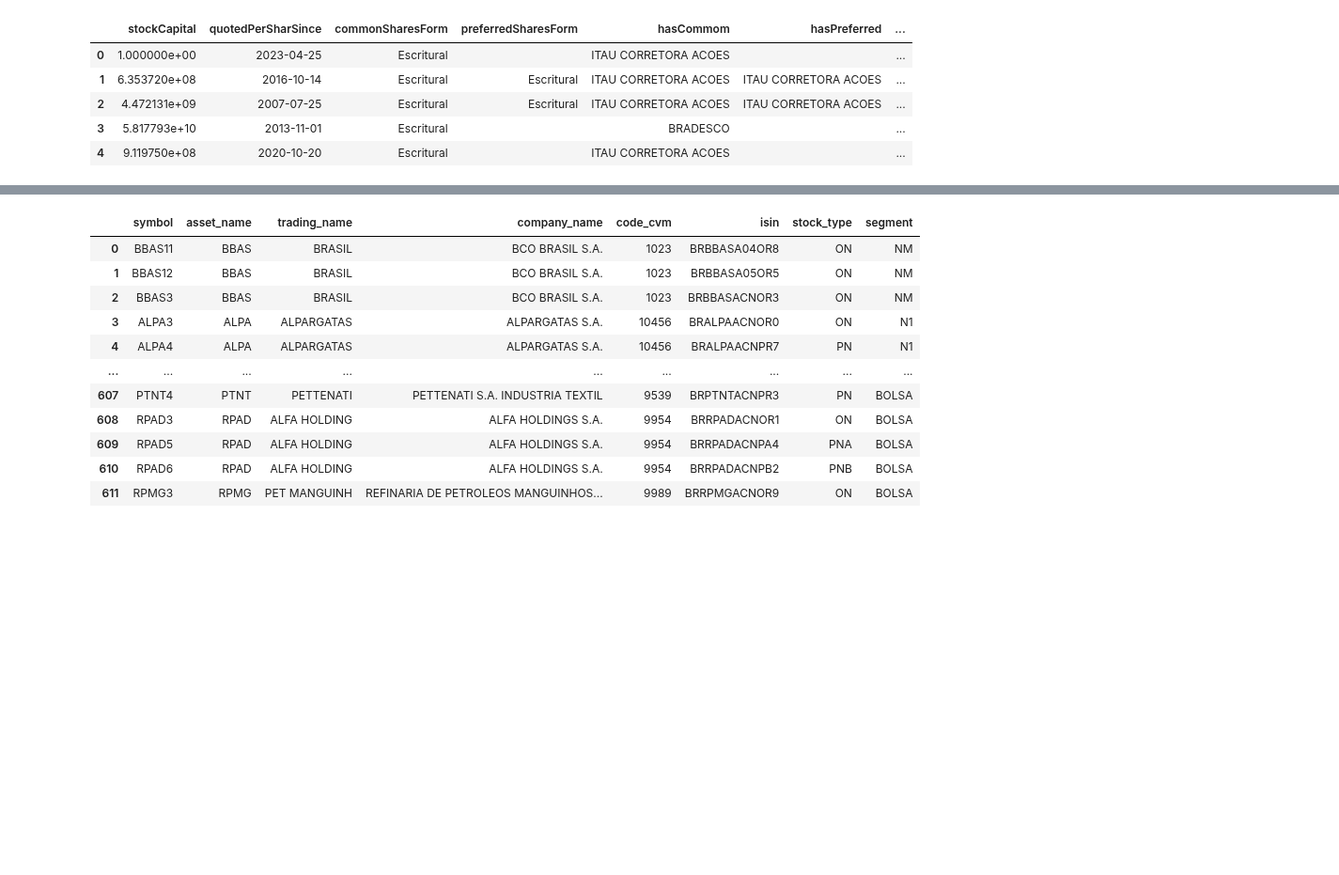
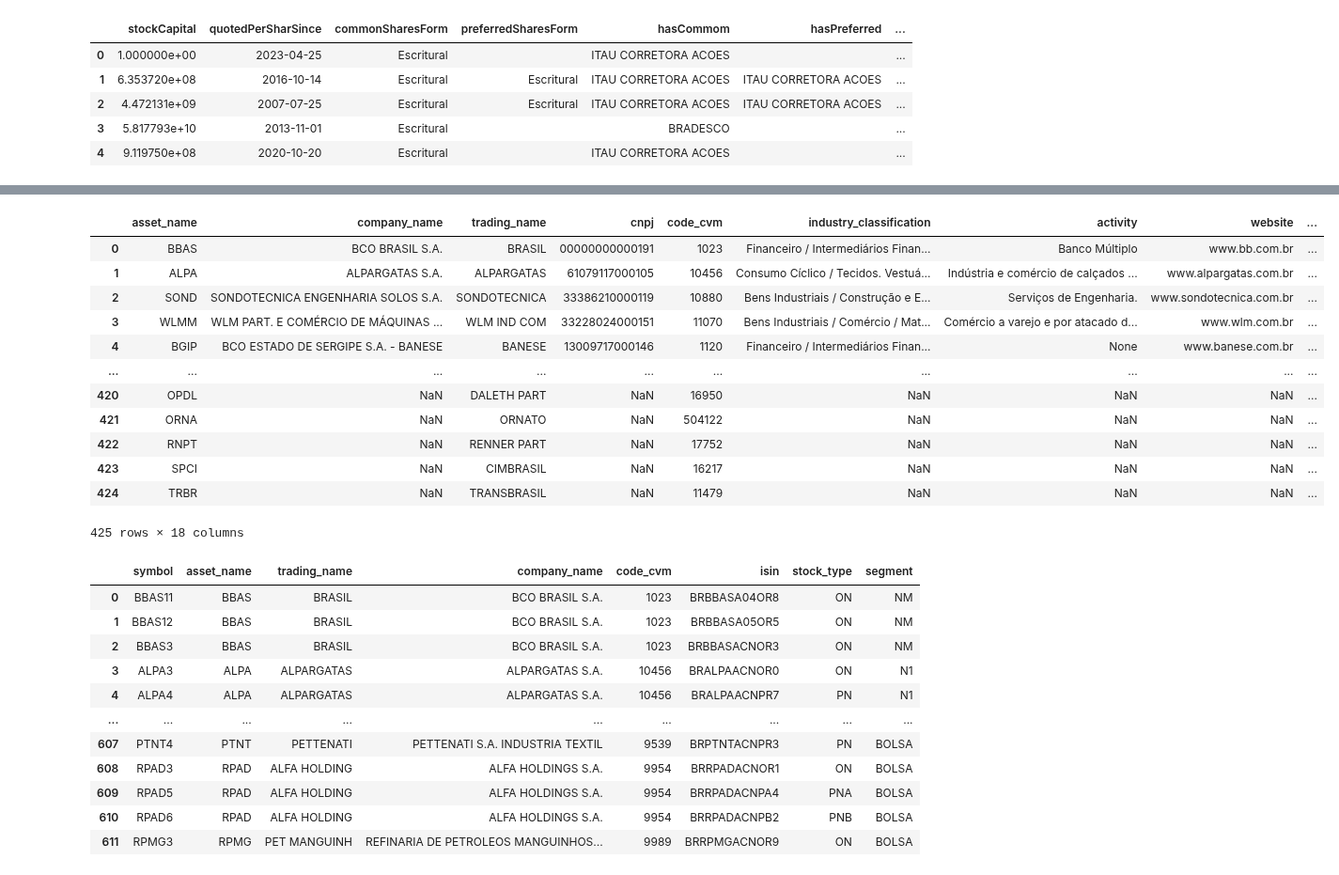
Before and after one commit to wilsonfreitas/brasa, a Jupyter notebook: notebooks/b3-organize-companies-database.ipynb, the cells around one changed output, grey strips where cells are left out. Shown at 94% size. Drawn from its saved outputs; the diff is of its cells as text; code cells hidden in the pictures; blank space fills up the shorter version.

```diff
--- a/notebooks/b3-organize-companies-database.ipynb
+++ b/notebooks/b3-organize-companies-database.ipynb
@@ -34,0 +55,18 @@ comp_info.head()
+# %%
+cd0 = comp_det[["issuingCompany", "companyName", "tradingName", "cnpj", "codeCVM", "industryClassification", "activity", "website", "marketIndicator", "market", "refdate"]]\
+    .rename(columns={
+        "issuingCompany": "asset_name",
+        "companyName": "company_name",
+        "codeCVM": "code_cvm",
+        "tradingName": "trading_name",
+        "industryClassification": "industry_classification",
+        "marketIndicator": "market_indicator",
+    })\
+    .query("code_cvm != '0'")
+cd0["trading_name"] = cd0["trading_name"].str.strip().astype(str)
+cd0["asset_name"] = cd0["asset_name"].str.strip().astype(str)
+cd0["code_cvm"] = cd0["code_cvm"].str.strip().astype("int64")
+cd0["industry_classification"] = cd0["industry_classification"].str.strip().astype(str)
+cd0["market_indicator"] = cd0["market_indicator"].astype("int64")
+cd0 = cd0.drop_duplicates()
+cd0
@@ -34,0 +106,19 @@ comp_info.head()
+# %%
+ci0 = comp_info[["tradingName", "code", "codeCVM", "segment", "quotedPerSharSince", "roundLot", "numberCommonShares", "numberPreferredShares", "totalNumberShares", "refdate"]]\
+    .rename(columns={
+        "tradingName": "trading_name",
+        "code": "asset_name",
+        "codeCVM": "code_cvm",
+        "quotedPerSharSince": "quoted_per_shar_since",
+        "roundLot": "round_lot",
+        "numberCommonShares": "number_common_shares",
+        "numberPreferredShares": "number_preferred_shares",
+        "totalNumberShares": "total_number_shares",
+    })\
+    .query("code_cvm != '0'")
+ci0["trading_name"] = ci0["trading_name"].str.strip().astype(str)
+ci0["asset_name"] = ci0["asset_name"].str.strip().astype(str)
+ci0["segment"] = ci0["segment"].str.strip().astype(str)
+ci0["code_cvm"] = ci0["code_cvm"].str.strip().astype("int64")
+ci0["round_lot"] = ci0["round_lot"].astype("int64")
+ci0
@@ -35,3 +139,19 @@ comp_info.head()
+# %%
+pd.merge(cd0, ci0, on=["asset_name", "code_cvm", "trading_name"], how="outer")
+# %% [output]
+|  | asset_name | company_name | trading_name | cnpj | code_cvm | industry_classification | activity | website | ... |
+| 0 | BBAS | BCO BRASIL S.A. | BRASIL | 00000000000191 | 1023 | Financeiro / Intermediários Finan... | Banco Múltiplo | www.bb.com.br | ... |
+| 1 | ALPA | ALPARGATAS S.A. | ALPARGATAS | 61079117000105 | 10456 | Consumo Cíclico / Tecidos. Vestuá... | Indústria e comércio de calçados ... | www.alpargatas.com.br | ... |
+| 2 | SOND | SONDOTECNICA ENGENHARIA SOLOS S.A. | SONDOTECNICA | 33386210000119 | 10880 | Bens Industriais / Construção e E... | Serviços de Engenharia. | www.sondotecnica.com.br | ... |
+| 3 | WLMM | WLM PART. E COMÉRCIO DE MÁQUINAS ... | WLM IND COM | 33228024000151 | 11070 | Bens Industriais / Comércio / Mat... | Comércio a varejo e por atacado d... | www.wlm.com.br | ... |
+| 4 | BGIP | BCO ESTADO DE SERGIPE S.A. - BANESE | BANESE | 13009717000146 | 1120 | Financeiro / Intermediários Finan... | None | www.banese.com.br | ... |
+| ... | ... | ... | ... | ... | ... | ... | ... | ... | ... |
+| 420 | OPDL | NaN | DALETH PART | NaN | 16950 | NaN | NaN | NaN | ... |
+| 421 | ORNA | NaN | ORNATO | NaN | 504122 | NaN | NaN | NaN | ... |
+| 422 | RNPT | NaN | RENNER PART | NaN | 17752 | NaN | NaN | NaN | ... |
+| 423 | SPCI | NaN | CIMBRASIL | NaN | 16217 | NaN | NaN | NaN | ... |
+| 424 | TRBR | NaN | TRANSBRASIL | NaN | 11479 | NaN | NaN | NaN | ... |
+425 rows × 18 columns
 # %%
 companies_symbols = comp_det[["code", "issuingCompany", "tradingName", "companyName", "codeCVM", "isin"]].copy()
 companies_symbols["stock_type"] = companies_symbols["isin"].str[9:11]\
```
Also changed, not shown: parts of 4 cells of this notebook, 1 other file.
